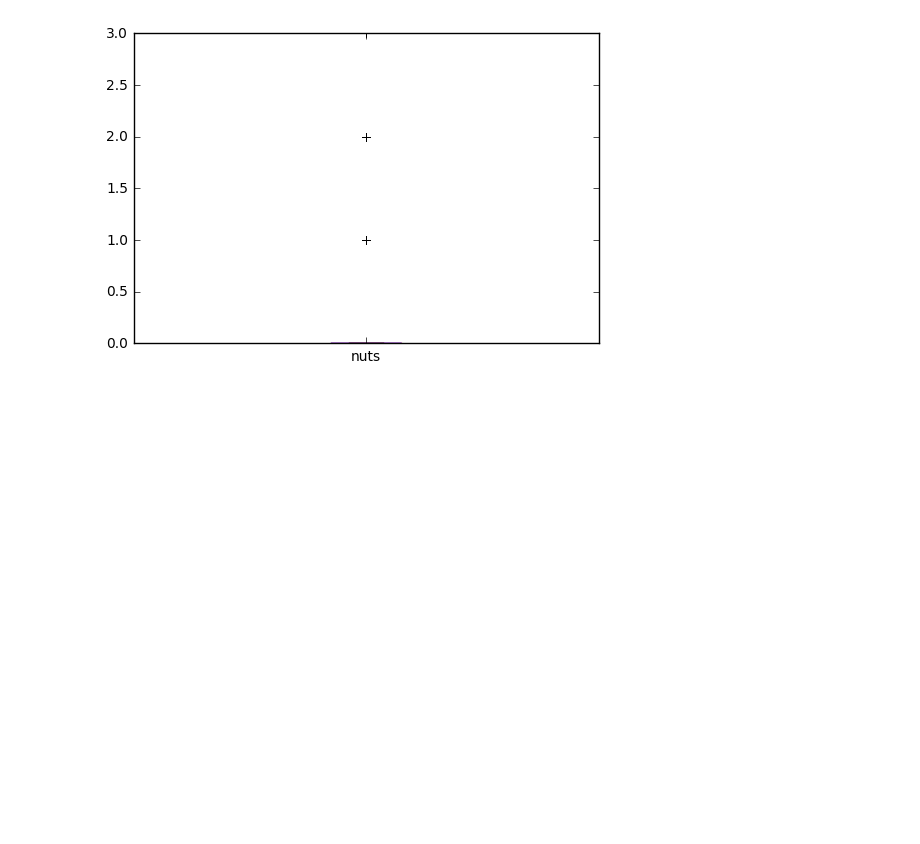
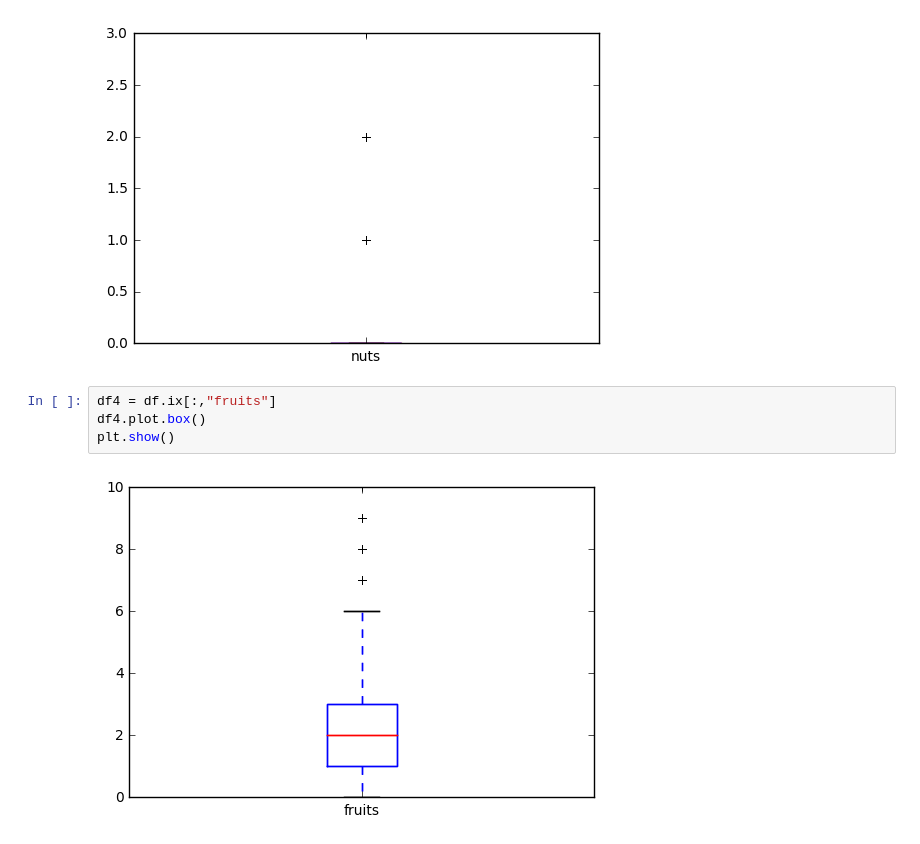
Before and after one commit to GD-park/wine_project, a Jupyter notebook: winedata_boxplot.ipynb, the cells around one changed output. Drawn from its saved outputs; the diff is of its cells as text; blank space fills up the shorter version.

Commit message:
revise box_plot

```diff
--- a/winedata_boxplot.ipynb
+++ b/winedata_boxplot.ipynb
@@ -30,3 +30,9 @@ df3.plot.box()
 plt.show()
 # %% [output]
 [figure]
+# %%
+df4 = df.ix[:,"fruits"]
+df4.plot.box()
+plt.show()
+# %% [output]
+[figure, added]
```
